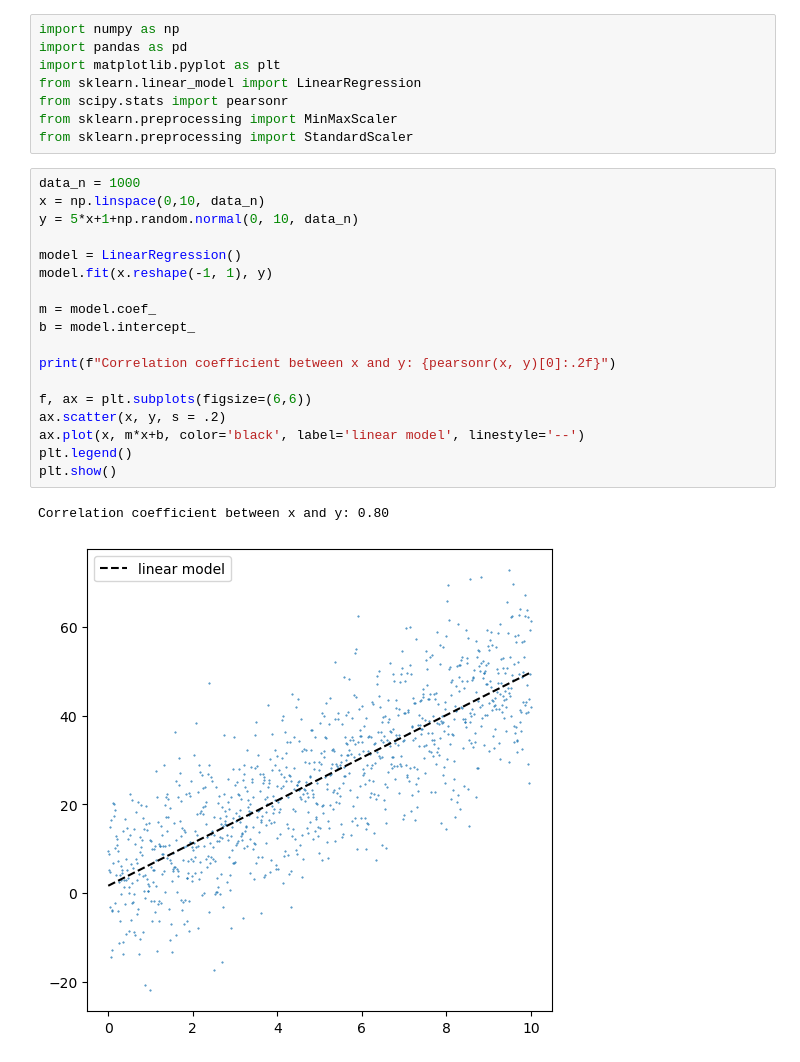
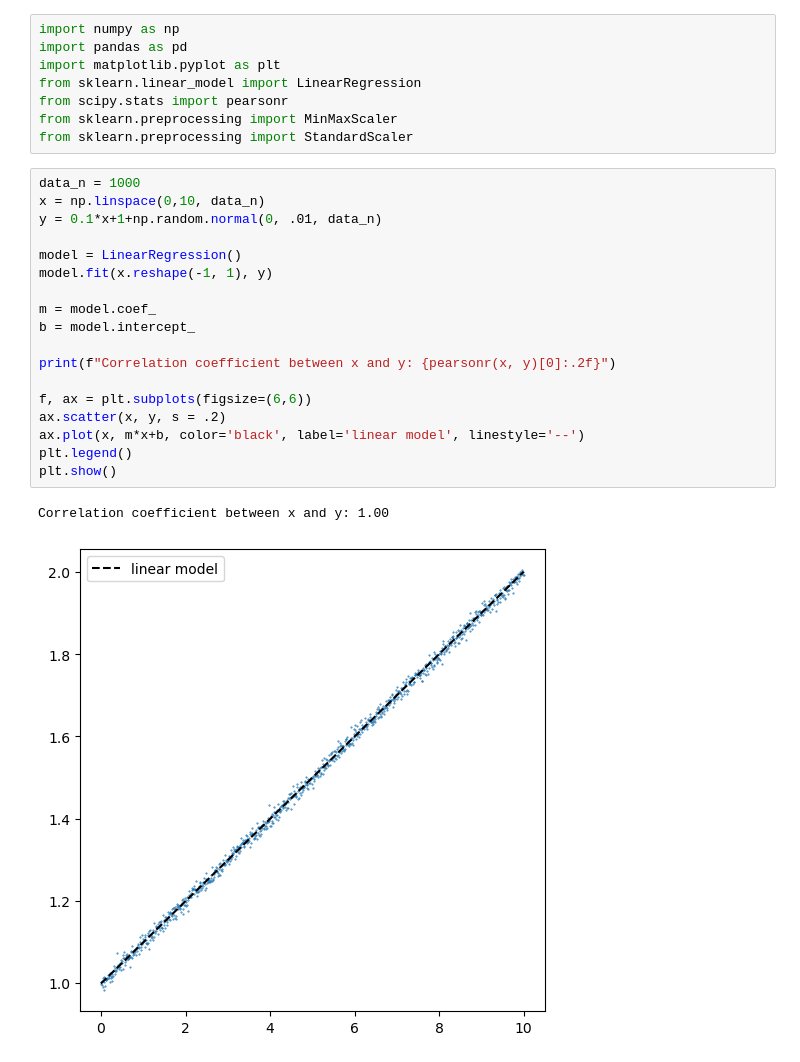
Before and after one commit to deivMM/IA, a Jupyter notebook: scripts/correlation.ipynb, the cells around one changed output. Cells and saved outputs as stored; diff of their text form.

```diff
--- a/scripts/correlation.ipynb
+++ b/scripts/correlation.ipynb
@@ -14,24 +14,24 @@ from sklearn.preprocessing import StandardScaler
 # %%
 data_n = 1000
 x = np.linspace(0,10, data_n)
-y = 5*x+1+np.random.normal(0, 10, data_n)
+y = 0.1*x+1+np.random.normal(0, .01, data_n)
 
 model = LinearRegression()
 model.fit(x.reshape(-1, 1), y)
 
 m = model.coef_
 b = model.intercept_
 
 print(f"Correlation coefficient between x and y: {pearsonr(x, y)[0]:.2f}")
 
 f, ax = plt.subplots(figsize=(6,6))
 ax.scatter(x, y, s = .2)
 ax.plot(x, m*x+b, color='black', label='linear model', linestyle='--')
 plt.legend()
 plt.show()
 # %% [output]
-Correlation coefficient between x and y: 0.80
+Correlation coefficient between x and y: 1.00
-[figure, old version]
+[figure, new version]
 # %%
 norm_scaler = MinMaxScaler()
 
```
Also changed, not shown: parts of 3 cells of this notebook.
